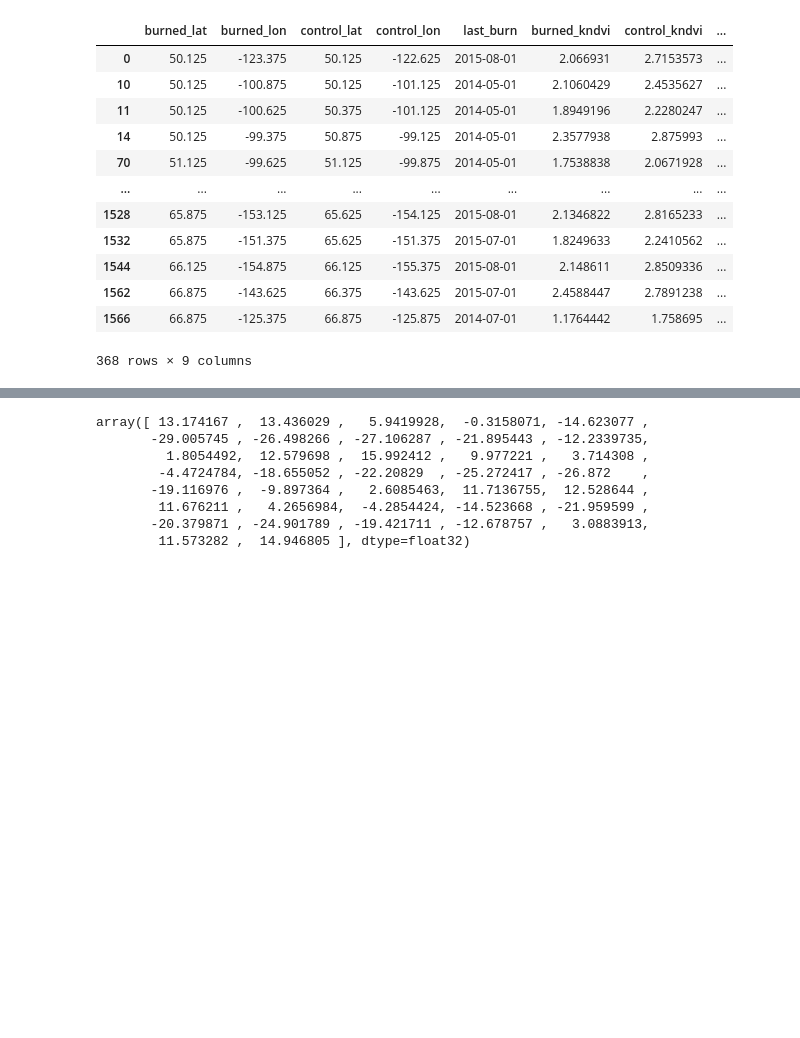
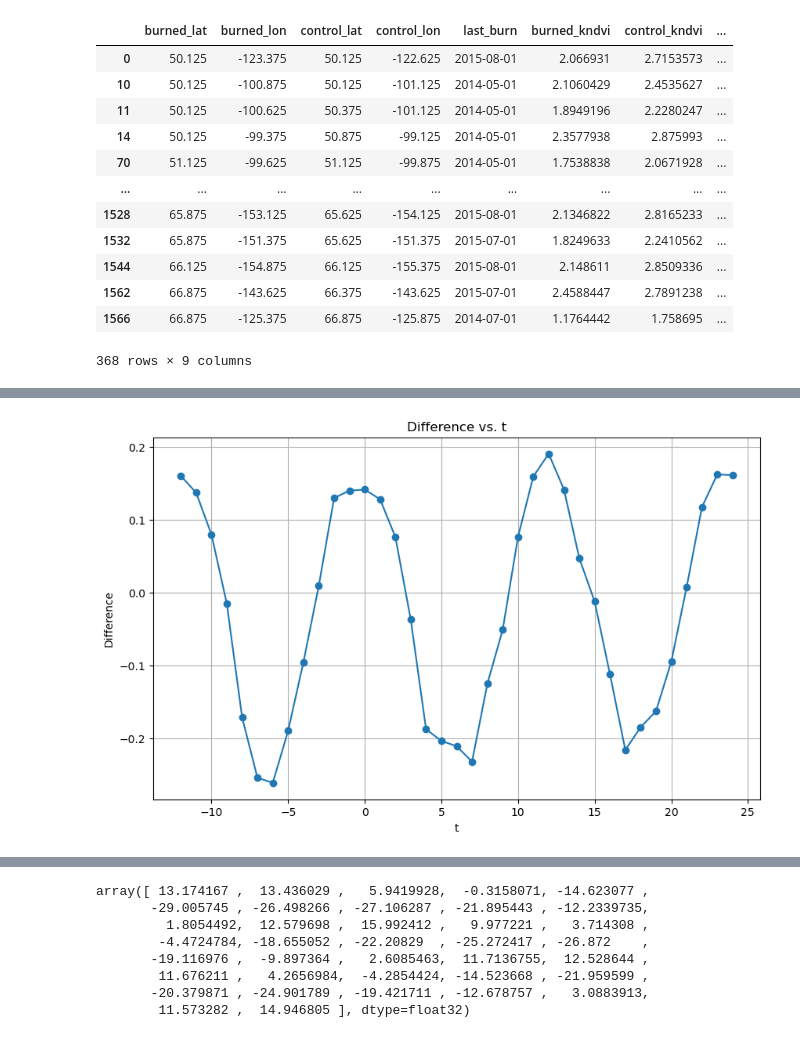
Before and after one commit to annavonblohn/Remote_Sensing_Applications, a Jupyter notebook: ESA_Landcover.ipynb, the cells around one changed output, grey strips where cells are left out. Saved outputs shown, nothing was run; the diff lists cells and outputs as text; code cells hidden in the pictures; blank space fills up the shorter version.

```diff
--- a/ESA_Landcover.ipynb
+++ b/ESA_Landcover.ipynb
@@ -1667,0 +1697,33 @@ See the caveats in the documentation: https://pandas.pydata.org/pandas-docs/stab
+# %%
+import pandas as pd
+df_high_severity_airtemp_precip = df_high_severity_airtemp_precip.copy()
+df_time_indices_airtemp = df_time_indices.copy()
+
+# Assuming df is your original DataFrame containing the columns 'burned_airtemp_values' and 'control_airtemp_values'
+# Create an empty list to store mean values for each index
+mean_values_burned = []
+mean_values_control = []
+
+# Iterate over each index in the list
+for i in range(len(df_high_severity_airtemp_precip['burned_airtemp_values'][0])):
+    # Calculate the mean for the current index across all rows for burned_airtemp_values
+    index_mean_burned = df_high_severity_airtemp_precip['burned_airtemp_values'].apply(lambda x: x[i]).mean()
+    # Append the mean value to the list for burned_airtemp_values
+    mean_values_burned.append(index_mean_burned)
+
+    # Calculate the mean for the current index across all rows for control_airtemp_values
+    index_mean_control = df_high_severity_airtemp_precip['control_airtemp_values'].apply(lambda x: x[i]).mean()
+    # Append the mean value to the list for control_airtemp_values
+    mean_values_control.append(index_mean_control)
+
+# Create a new DataFrame with the mean values for burned_airtemp_values and control_airtemp_values
+# df_time_indices_airtemp = pd.DataFrame({'mean_burned_airtemp': mean_values_burned, 'mean_control_airtemp': mean_values_control})
+df_time_indices_airtemp['mean_burned_airtemp'] = mean_values_burned
+
+df_time_indices_airtemp['mean_control_airtemp'] = mean_values_control
+
+# Calculate the difference between mean_burned_airtemp and mean_control_airtemp
+df_time_indices_airtemp['difference'] = df_time_indices_airtemp['mean_burned_airtemp'] - df_time_indices_airtemp['mean_control_airtemp']
+
+# Print the updated DataFrame
+df_time_indices_airtemp
@@ -1667,0 +1748,13 @@ See the caveats in the documentation: https://pandas.pydata.org/pandas-docs/stab
+# %%
+import matplotlib.pyplot as plt
+
+# Assuming df contains your dataframe with 't' and 'difference' columns
+plt.figure(figsize=(10, 6))
+plt.plot(df_time_indices_airtemp['t'], df_time_indices_airtemp['difference'], marker='o', linestyle='-')
+plt.title('Difference vs. t')
+plt.xlabel('t')
+plt.ylabel('Difference')
+plt.grid(True)
+plt.show()
+# %% [output]
+[figure, added]
```
Also changed, not shown: parts of 7 cells of this notebook.
